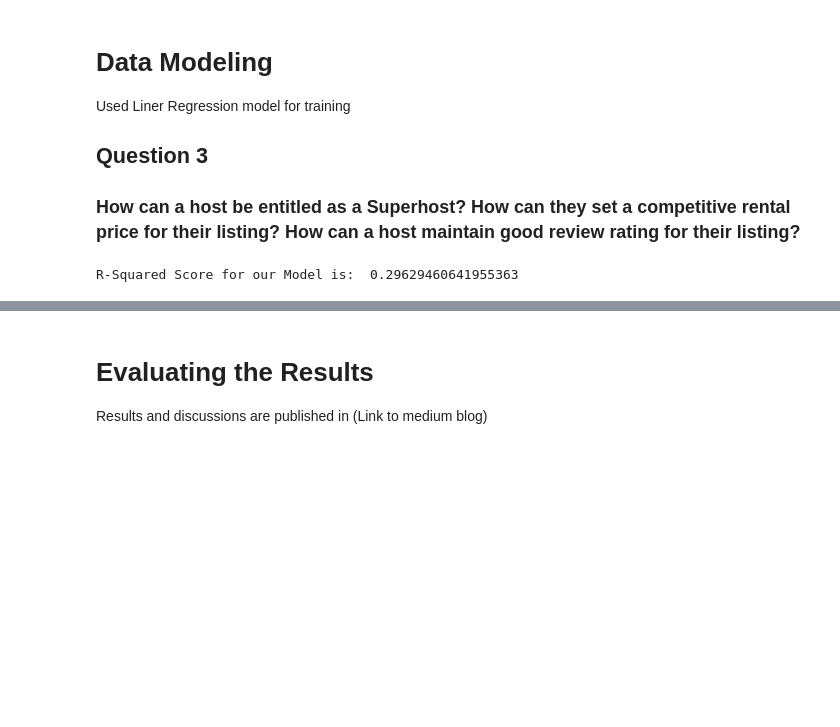
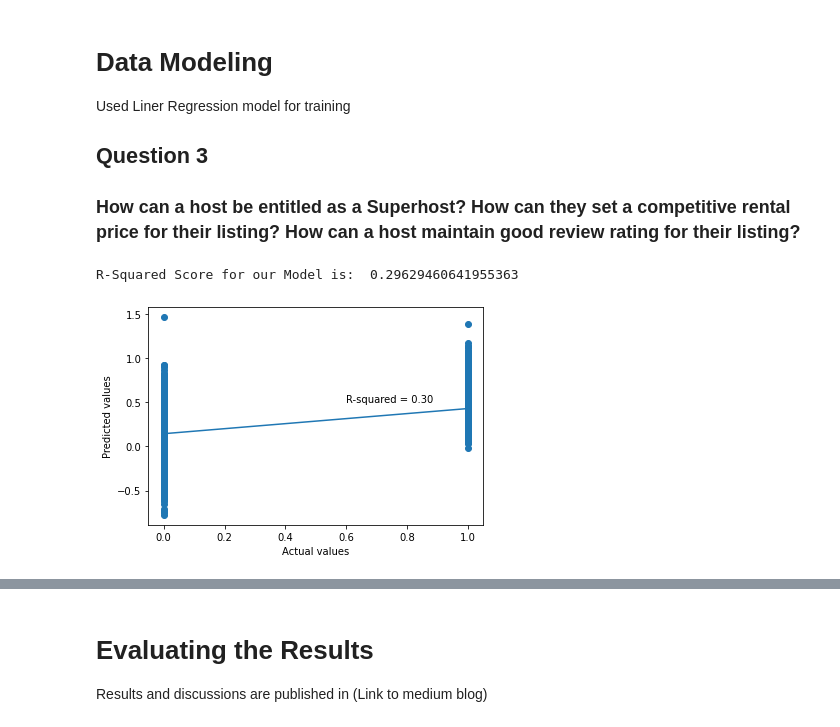
Before and after one commit to sakshigoplani/DataScienceNanodegree, a Jupyter notebook: Introduction_To_Data_Science_Project_1/new_york_airbnb.ipynb, the cells around one changed output, grey strips where cells are left out. Saved outputs shown, nothing was run; the diff lists cells and outputs as text; code cells hidden in the pictures; blank space fills up the shorter version.

```diff
--- a/Introduction_To_Data_Science_Project_1/new_york_airbnb.ipynb
+++ b/Introduction_To_Data_Science_Project_1/new_york_airbnb.ipynb
@@ -147,6 +147,29 @@ def print_dtype_cols(df):
 
     for col in df.columns:
         print(col, df[col].dtype)
+
+
+def plot_scatter(y_test_actuals, y_test_predictions, rsquared_score):
+    """To plot scatter plot to view model performance
+
+    Args:
+        y_test_actuals (pandas dataframe): Actual Values of predicting column
+        y_test_predictions (pandas dataframe): Predicted Values of predicting column
+        rsquared_score (float): R-Squared Score for our model
+
+    """
+
+    plt.scatter(y_test_actuals,y_test_predictions)
+    plt.xlabel('Actual values')
+    plt.ylabel('Predicted values')
+
+    plt.plot(np.unique(y_test_actuals),
+             np.poly1d(
+                 np.polyfit(y_test_actuals, y_test_predictions, 1)
+             )(np.unique(y_test_actuals)))
+
+    plt.text(0.6, 0.5, 'R-squared = %0.2f' % rsquared_score)
+    plt.show()
 # %% [markdown]
 ## Data Cleansing Utilities
 # %%
@@ -568,7 +591,7 @@ def fit_and_predict(X_train, X_test, Y_train, Y_test):
     Y_test_actuals = Y_test
     Y_test_predictions = lm_model.predict(X_test)
     rsquared_score = r2_score(Y_test_actuals, Y_test_predictions)
-    return rsquared_score
+    return rsquared_score, Y_test_actuals, Y_test_predictions
 # %% [markdown]
 # Data Understanding
 # %% [markdown]
@@ -762,17 +803,21 @@ wanted_X_cols = [
 # %%
 # Prediction Column
 wanted_Y_col_is_superhost = ['host_is_superhost']
 
 # Split into Train and Test Data
 X_train, X_test, Y_train, Y_test = drop_and_split(
     df, wanted_X_cols, wanted_Y_col_is_superhost)
 
 # Fit and Predict Data
-rsquared_score = fit_and_predict(X_train, X_test, Y_train, Y_test)
+rsquared_score, y_test_actuals, y_test_predictions = fit_and_predict(X_train, X_test, Y_train, Y_test)
 print("R-Squared Score for our Model is: ", rsquared_score)
 print("\n\n")
+
+# Plot Scatter Plot
+plot_scatter(y_test_actuals, y_test_predictions, rsquared_score)
 # %% [output]
 R-Squared Score for our Model is:  0.29629460641955363
+[figure, added]
 # %%
 # Prediction Column
 wanted_Y_col_rental_price = ['price']
```
Also changed, not shown: parts of 9 cells of this notebook.
